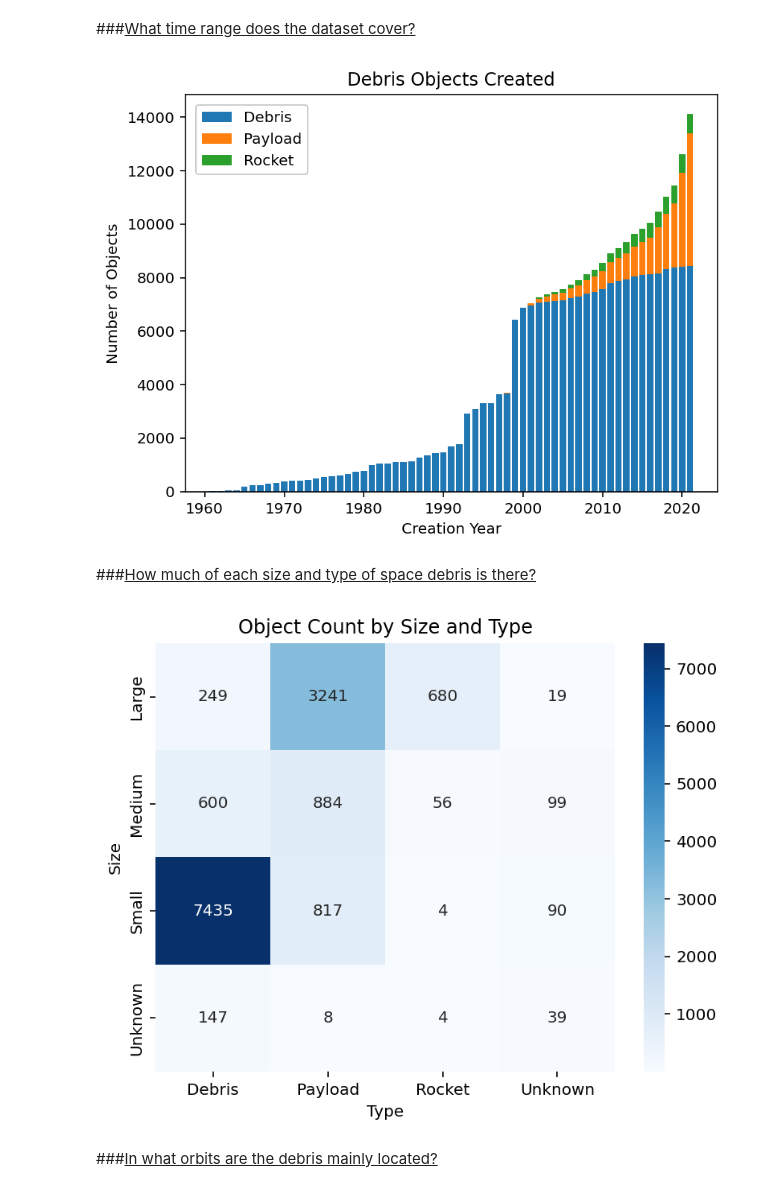
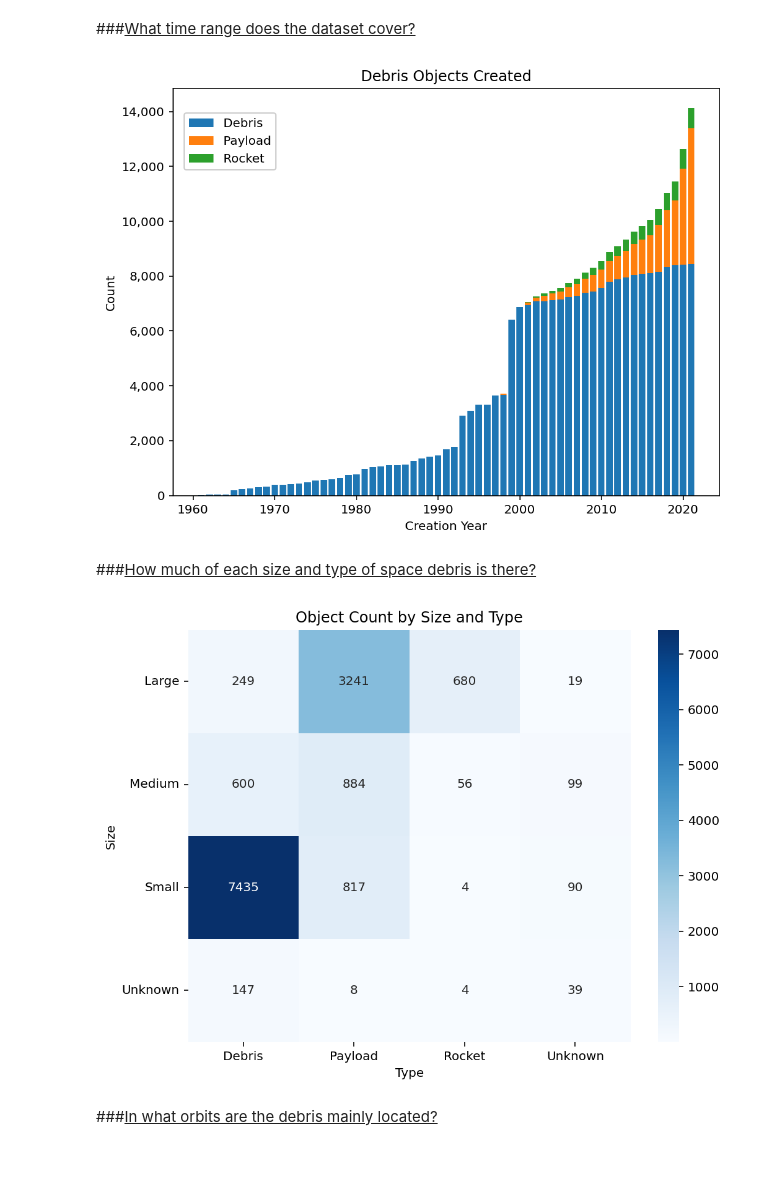
Before and after one commit to brayvid/space-debris-eda, a Jupyter notebook: space_debris_eda.ipynb, the cells around one changed output. Cells and saved outputs as stored; diff of their text form; code cells hidden in the pictures; blank space fills up the shorter version.

```diff
--- a/space_debris_eda.ipynb
+++ b/space_debris_eda.ipynb
@@ -109,6 +109,8 @@ df['RCS_SIZE'].unique()
 array(['Medium', 'Small', 'Large', nan], dtype=object)
 # %%
 df['PERIOD_HOURS'] = df['PERIOD'] / 60 # Create new period column measured in hours
+# %%
+df['ALTITUDE_MI'] = (df['SEMIMAJOR_AXIS'] - 6371) * 0.6213 # Create new column with altitude above Earth surface (Earth radius = 6371km)
 # %% [markdown]
 ###<u>Description of dataset</u>
 # %% [markdown]
@@ -131,30 +133,34 @@ df['AggValue'] = 1
 has_launch_date_df = df.dropna(subset='LAUNCH_DATE')
 has_launch_date_year_counts = has_launch_date_df.pivot_table(values='AggValue', index='LAUNCH_DATE', columns='OBJECT_TYPE', aggfunc=np.sum).cumsum()
 
+fig, ax = plt.subplots(figsize=(8, 6))
 plt.bar(x=has_launch_date_year_counts.index, height=has_launch_date_year_counts['Debris'])
 plt.bar(x=has_launch_date_year_counts.index, height=has_launch_date_year_counts['Payload'], bottom=has_launch_date_year_counts['Debris'])
 plt.bar(x=has_launch_date_year_counts.index, height=has_launch_date_year_counts['Rocket'], bottom=(has_launch_date_year_counts['Payload']+has_launch_date_year_counts['Debris']))
 plt.legend(['Debris','Payload','Rocket'], framealpha=1, loc=(0.02,0.8))
 plt.xlabel('Creation Year')
-plt.ylabel('Number of Objects')
+plt.ylabel('Count')
 plt.title('Debris Objects Created')
+ax.yaxis.set_major_formatter(ticker.StrMethodFormatter('{x:,.0f}')) # https://stackoverflow.com/questions/25973581/how-to-format-axis-number-format-to-thousands-with-a-comma
 plt.show()
 # %% [output]
-[figure, old version]
+[figure, new version]
 # %% [markdown]
 ###<u>How much of each size and type of space debris is there?</u>
 # %%
 df_filled = df.copy()
 df_filled.loc[:,'RCS_SIZE'] = df_filled['RCS_SIZE'].fillna('Unknown')
 class_counts = df_filled.pivot_table(values='AggValue', index='RCS_SIZE', columns='OBJECT_TYPE', aggfunc=np.sum)
 
+fig, ax = plt.subplots(figsize=(8, 6))
 sns.heatmap(class_counts, cmap="Blues", annot=True, fmt='g')
 plt.ylabel('Size')
 plt.xlabel('Type')
 plt.title("Object Count by Size and Type")
+plt.yticks(rotation=0)
 plt.show()
 # %% [output]
-[figure, old version]
+[figure, new version]
 # %% [markdown]
 ###<u>In what orbits are the debris mainly located?</u>
 # %%
```
Also changed, not shown: parts of 14 cells of this notebook.
